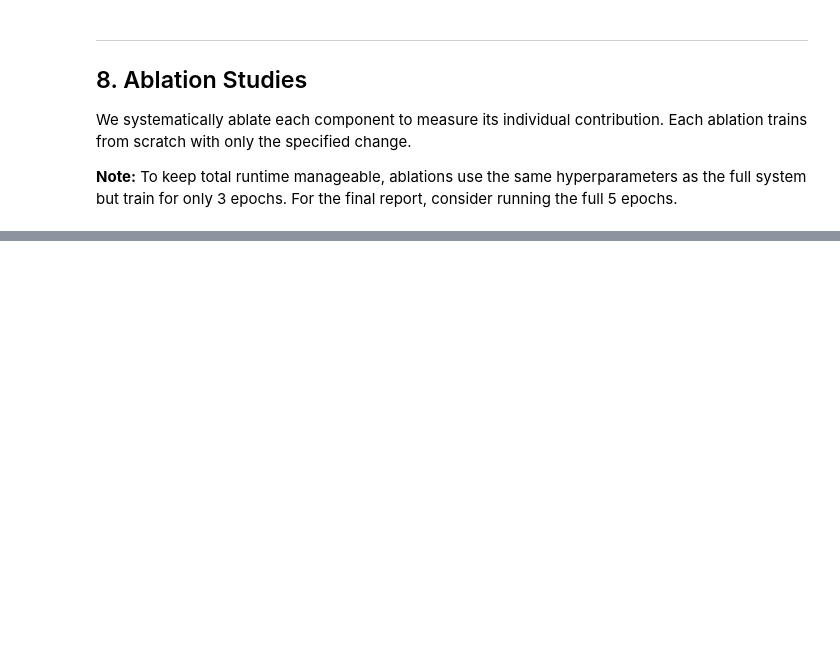
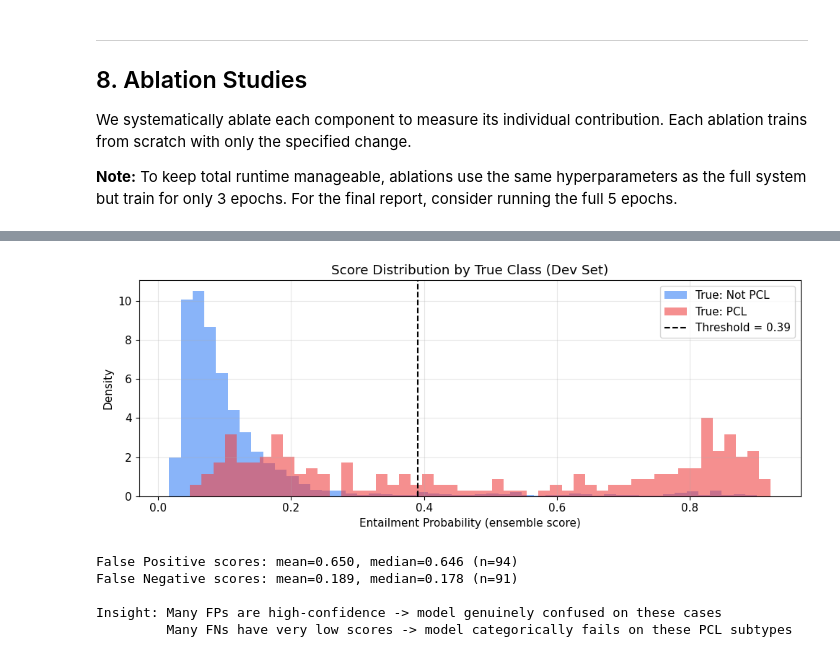
Before and after one commit to VinayMohan0409/NLP_PCL_detection, a Jupyter notebook: bestmodel.ipynb, the cells around one changed output, grey strips where cells are left out. Cells and saved outputs as stored; diff of their text form; code cells hidden in the pictures; blank space fills up the shorter version.

```diff
--- a/bestmodel.ipynb
+++ b/bestmodel.ipynb
@@ -1176,2 +1383,42 @@ NameError: name 'ablation_results' is not defined
+# %%
+# 4. Confidence Distribution Analysis
+# Shows how confident the model is — are errors high-confidence or borderline?
+
+fig, ax = plt.subplots(figsize=(10, 4))
+
+# Separate scores by true label
+scores_pcl = dev_scores[dev_labels == 1]
+scores_nopcl = dev_scores[dev_labels == 0]
+
+ax.hist(scores_nopcl, bins=50, alpha=0.6, color="#3b82f6", label="True: Not PCL", density=True)
+ax.hist(scores_pcl, bins=50, alpha=0.6, color="#ef4444", label="True: PCL", density=True)
+ax.axvline(best_threshold, color="black", linestyle="--", linewidth=1.5,
+           label=f"Threshold = {best_threshold:.2f}")
+ax.set_xlabel("Entailment Probability (ensemble score)")
+ax.set_ylabel("Density")
+ax.set_title("Score Distribution by True Class (Dev Set)")
+ax.legend()
+ax.grid(alpha=0.3)
+plt.tight_layout()
+plt.savefig("confidence_distribution.png", dpi=150, bbox_inches="tight")
+plt.show()
+
+# Analyse errors by confidence
+fp_scores = dev_scores[(dev_labels == 0) & (dev_preds_at_thr == 1)]
+fn_scores = dev_scores[(dev_labels == 1) & (dev_preds_at_thr == 0)]
+
+print(f"\nFalse Positive scores: mean={fp_scores.mean():.3f}, "
+      f"median={np.median(fp_scores):.3f} (n={len(fp_scores)})")
+print(f"False Negative scores: mean={fn_scores.mean():.3f}, "
+      f"median={np.median(fn_scores):.3f} (n={len(fn_scores)})")
+print(f"\nInsight: {'Most FPs are borderline (near threshold) → threshold tuning can help' if np.median(fp_scores) < best_threshold + 0.1 else 'Many FPs are high-confidence -> model genuinely confused on these cases'}")
+print(f"         {'Most FNs are borderline → more training signal could help' if np.median(fn_scores) > best_threshold - 0.1 else 'Many FNs have very low scores -> model categorically fails on these PCL subtypes'}")
+# %% [output]
+[figure, added]
+False Positive scores: mean=0.650, median=0.646 (n=94)
+False Negative scores: mean=0.189, median=0.178 (n=91)
+
+Insight: Many FPs are high-confidence -> model genuinely confused on these cases
+         Many FNs have very low scores -> model categorically fails on these PCL subtypes
 # %% [markdown]
 ---
```
Also changed, not shown: parts of 26 cells of this notebook, 4 other files.
